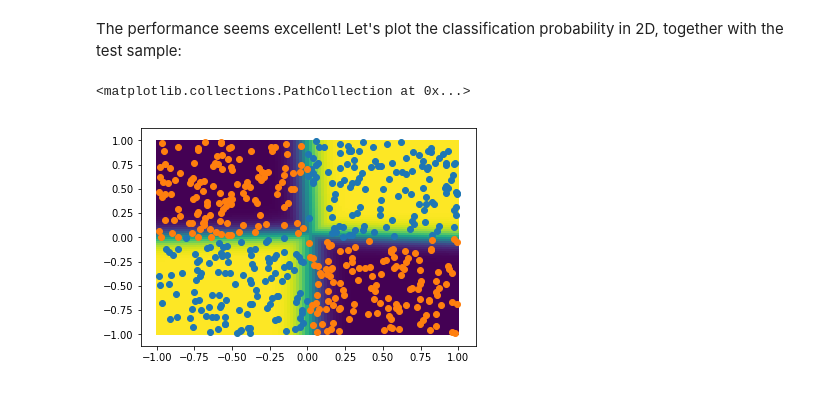
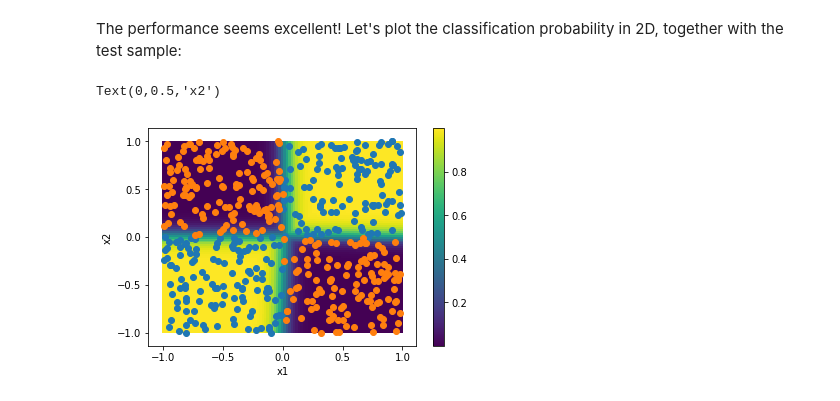
Before and after one commit to cbernet/maldives, a Jupyter notebook: one_neuron/logistic_regression_2d.ipynb, the cells around one changed output. Cells and saved outputs as stored; diff of their text form; code cells hidden in the pictures.

```diff
--- a/one_neuron/logistic_regression_2d.ipynb
+++ b/one_neuron/logistic_regression_2d.ipynb
@@ -423,11 +465,14 @@ accuracy_score(yt, predictions)
 # %% [markdown]
 The performance seems excellent! Let's plot the classification probability in 2D, together with the test sample:
 # %%
-grid = np.c_[gridx1.ravel(), gridx2.ravel()]
+grid = np.c_[gridx1.flatten(), gridx2.flatten()]
 probs = mlp.predict_proba(grid)
 plt.pcolor(gridx1, gridx2, probs[:,1].reshape(npoints,npoints))
+plt.colorbar()
 plt.scatter(xt0[:,0], xt0[:,1])
 plt.scatter(xt1[:,0], xt1[:,1])
+plt.xlabel('x1')
+plt.ylabel('x2')
 # %% [output]
-<matplotlib.collections.PathCollection at 0x...>
+Text(0,0.5,'x2')
-[figure, old version]
+[figure, new version]
```
Also changed, not shown: parts of 43 cells of this notebook, 1 other file.
